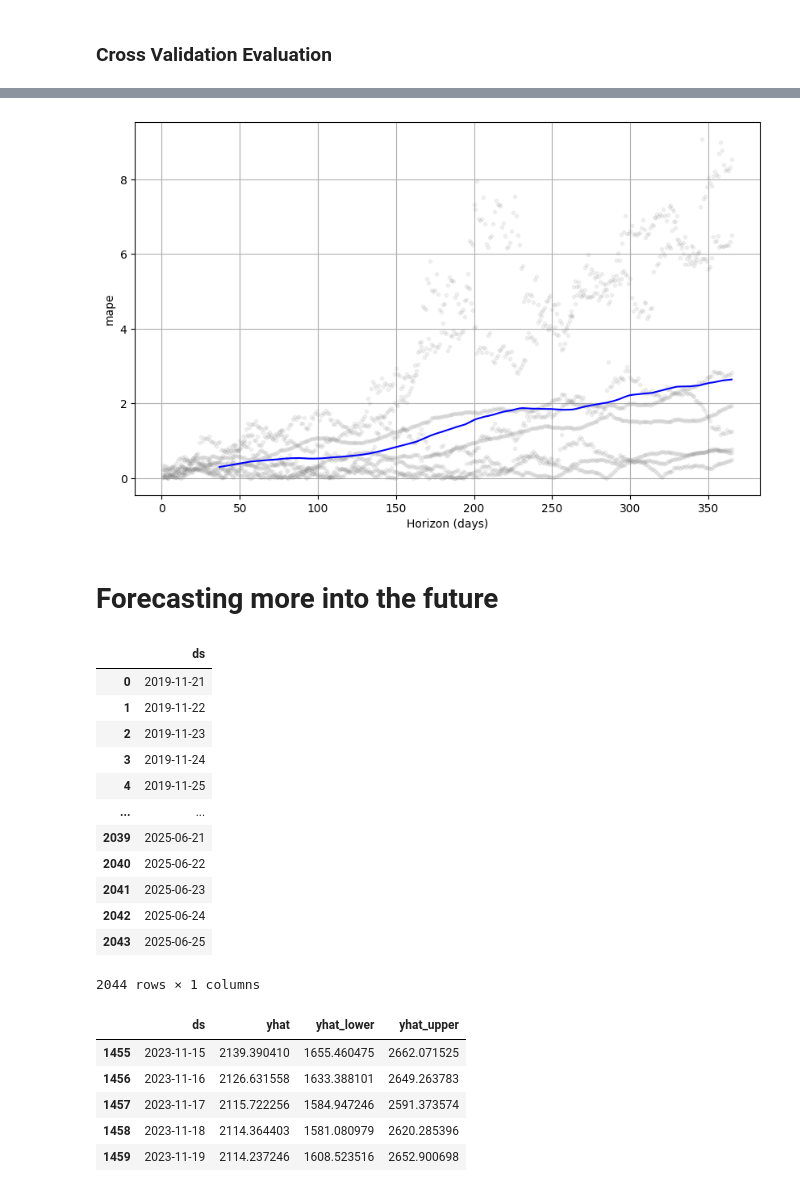
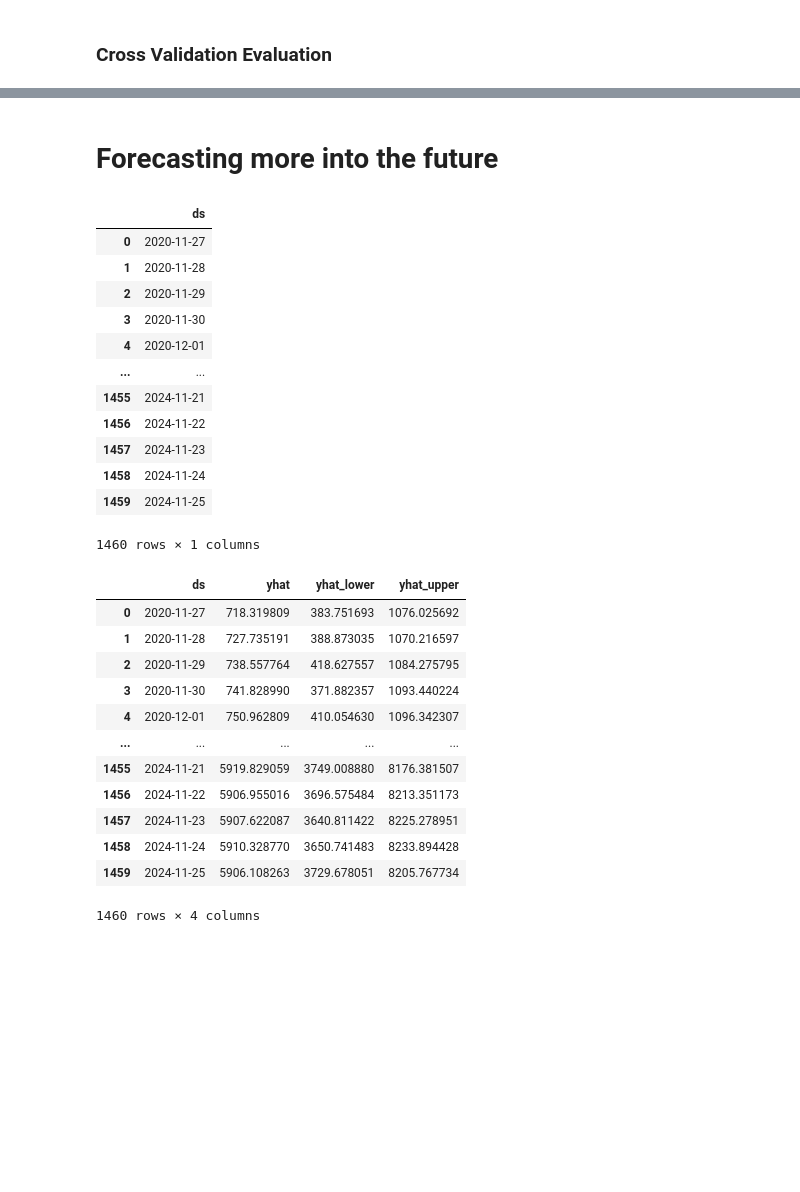
Before and after one commit to LeonMichel96/ML-Time-Series-Crypto, a Jupyter notebook: notebooks/Prophet_TimeSeries.ipynb, the cells around one changed output, grey strips where cells are left out. Drawn from its saved outputs; the diff is of its cells as text; code cells hidden in the pictures; blank space fills up the shorter version.

```diff
--- a/notebooks/Prophet_TimeSeries.ipynb
+++ b/notebooks/Prophet_TimeSeries.ipynb
@@ -25,7 +25,7 @@ coin = 'ethereum'
 # %%
 url = f'https://api.coingecko.com/api/v3/coins/{coin}/market_chart/range'
 # %%
-years = 4
+years = 3
 # %%
 today = int(datetime.datetime.now().timestamp())
 # %%
@@ -244,34 +217,39 @@ df_performance.head()
 # %%
-fig_2 = plot_cross_validation_metric(cv_results, metric='mape')
-plt.show()
+#fig_2 = plot_cross_validation_metric(cv_results, metric='mape')
+#plt.show()
-# %% [output]
-[figure, removed]
 # %% [markdown]
 # Forecasting more into the future
 # %%
-future = model.make_future_dataframe(periods=730)
+future = model.make_future_dataframe(periods=365+len(test))
 future
 # %% [output]
 |  | ds |
-| 0 | 2019-11-21 |
-| 1 | 2019-11-22 |
-| 2 | 2019-11-23 |
-| 3 | 2019-11-24 |
-| 4 | 2019-11-25 |
+| 0 | 2020-11-27 |
+| 1 | 2020-11-28 |
+| 2 | 2020-11-29 |
+| 3 | 2020-11-30 |
+| 4 | 2020-12-01 |
 | ... | ... |
-| 2039 | 2025-06-21 |
-| 2040 | 2025-06-22 |
-| 2041 | 2025-06-23 |
-| 2042 | 2025-06-24 |
-| 2043 | 2025-06-25 |
+| 1455 | 2024-11-21 |
+| 1456 | 2024-11-22 |
+| 1457 | 2024-11-23 |
+| 1458 | 2024-11-24 |
+| 1459 | 2024-11-25 |
-2044 rows × 1 columns
+1460 rows × 1 columns
 # %%
 forecast_new = model.predict(future)
-forecast_test[['ds', 'yhat', 'yhat_lower', 'yhat_upper']].tail()
+forecast_new[['ds', 'yhat', 'yhat_lower', 'yhat_upper']]
 # %% [output]
 |  | ds | yhat | yhat_lower | yhat_upper |
-| 1455 | 2023-11-15 | 2139.390410 | 1655.460475 | 2662.071525 |
-| 1456 | 2023-11-16 | 2126.631558 | 1633.388101 | 2649.263783 |
-| 1457 | 2023-11-17 | 2115.722256 | 1584.947246 | 2591.373574 |
-| 1458 | 2023-11-18 | 2114.364403 | 1581.080979 | 2620.285396 |
-| 1459 | 2023-11-19 | 2114.237246 | 1608.523516 | 2652.900698 |
+| 0 | 2020-11-27 | 718.319809 | 383.751693 | 1076.025692 |
+| 1 | 2020-11-28 | 727.735191 | 388.873035 | 1070.216597 |
+| 2 | 2020-11-29 | 738.557764 | 418.627557 | 1084.275795 |
+| 3 | 2020-11-30 | 741.828990 | 371.882357 | 1093.440224 |
+| 4 | 2020-12-01 | 750.962809 | 410.054630 | 1096.342307 |
+| ... | ... | ... | ... | ... |
+| 1455 | 2024-11-21 | 5919.829059 | 3749.008880 | 8176.381507 |
+| 1456 | 2024-11-22 | 5906.955016 | 3696.575484 | 8213.351173 |
+| 1457 | 2024-11-23 | 5907.622087 | 3640.811422 | 8225.278951 |
+| 1458 | 2024-11-24 | 5910.328770 | 3650.741483 | 8233.894428 |
+| 1459 | 2024-11-25 | 5906.108263 | 3729.678051 | 8205.767734 |
+1460 rows × 4 columns
```
Also changed, not shown: parts of 20 cells of this notebook, 1 other file.
